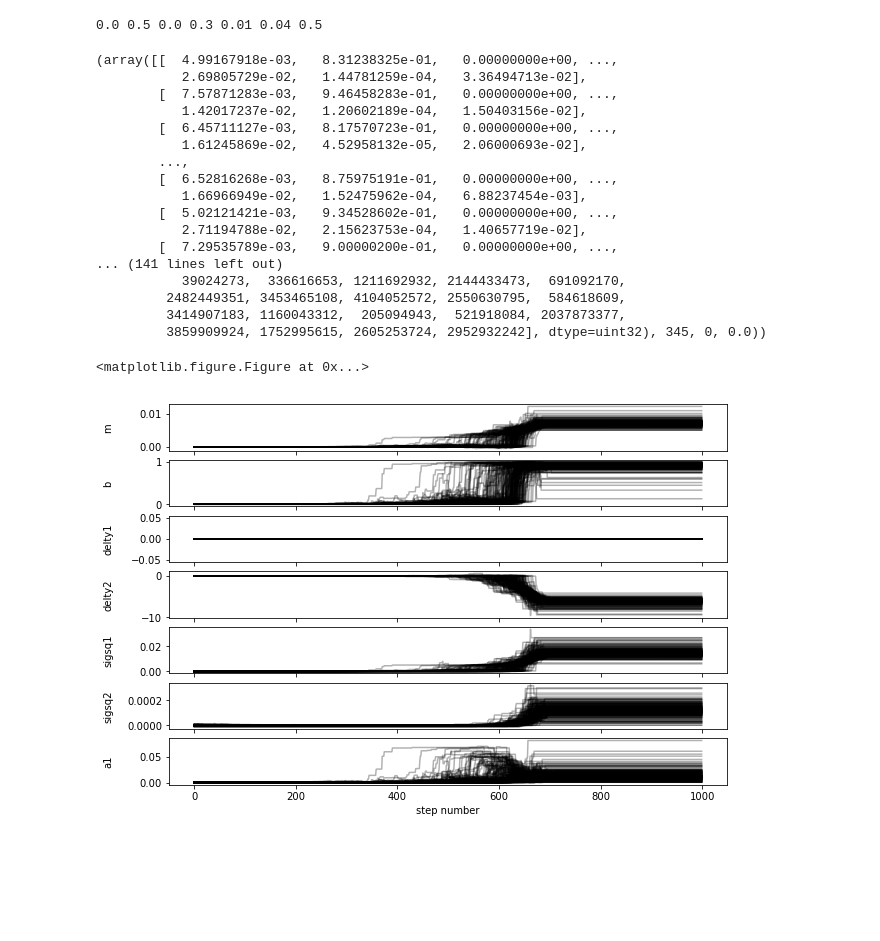
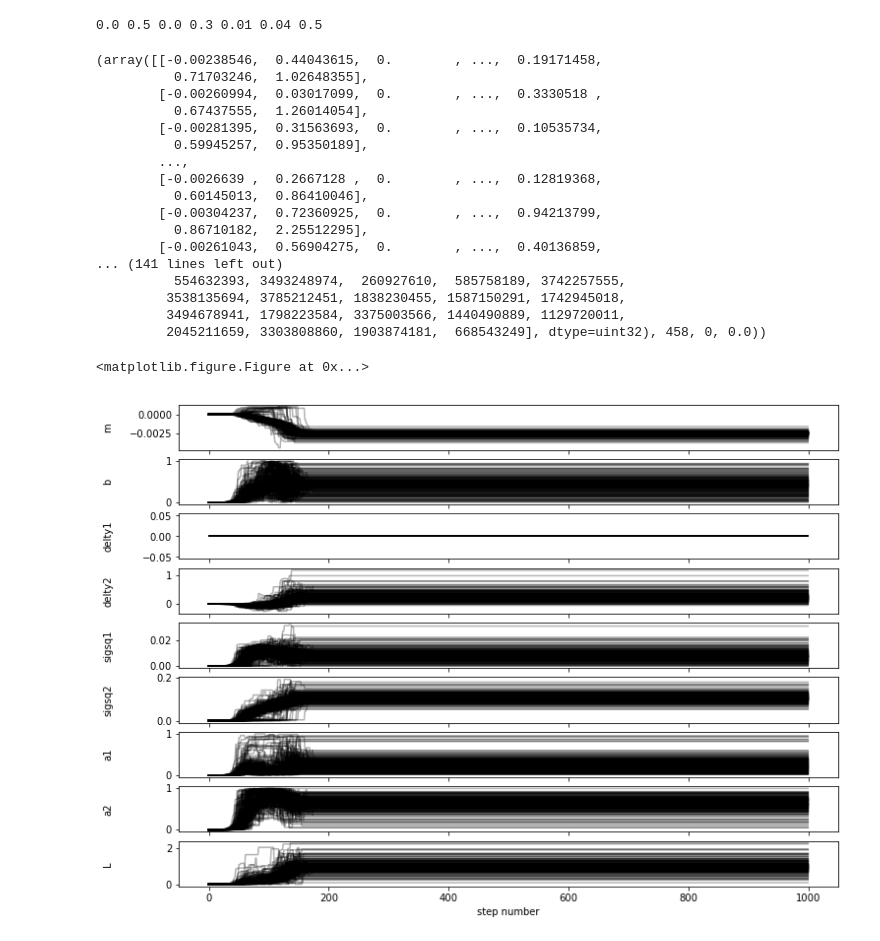
Before and after one commit to rebeccachen0/asiaa, a Jupyter notebook: matrix_eq22.ipynb, the cells around one changed output. Drawn from its saved outputs; the diff is of its cells as text; code cells hidden in the pictures; blank space fills up the shorter version.

```diff
--- a/matrix_eq22.ipynb
+++ b/matrix_eq22.ipynb
@@ -66,9 +67,9 @@ def minor(matrix, i, j):
     return m
 # %%
 def lnlike(theta, x, y):
-    m, b, delty1, delty2, sigsq1, sigsq2, a1 = theta
-    a2 = 1.0 - a1
-    BN_lim = 400
+    m, b, delty1, delty2, sigsq1, sigsq2, a1, a2, L = theta
+#     a2 = 1.0 - a1
+    BN_lim = 200
     #number in variable name is the gaussian j
 
 #     delty1_true = 0.0
@@ -108,7 +109,7 @@ def lnlike(theta, x, y):
 #     if np.any(MxH)<= 0:
 #         print(MxH)
 #         exit()
-    return np.log(MxH).sum()
+    return np.log(MxH).sum() + L*(a1+a2-1)
 # %%
 print(np.exp(-200))
 print(np.finfo(np.float64).eps)
@@ -125,15 +126,16 @@ print(m_ml, b_ml, delty1_ml, delty2_ml, sigsq1_ml, sigsq2_ml, a1_ml)
 0.0 0.5 0.0 0.3 0.01 0.04 0.5
 # %%
 def lnprior(theta):
-    m, b, delty1, delty2, sigsq1, sigsq2, a1 = theta
-    if 0.0 < b < 1.0 and 0.0 < a1 < 1.0 and sigsq1 > 0.0 and sigsq2 > 0.0:
+    m, b, delty1, delty2, sigsq1, sigsq2, a1, a2, L = theta
+    if 0.0 < b < 1.0 and 0.0 < a1 < 1.0 and 0.0 < a2 < 1.0 and sigsq1 > 0.0 and sigsq2 > 0.0 and L > 0.0:
         pri_m = norm.logpdf(m, 0.0, 1.0)
         pri_delty1 = norm.logpdf(delty1, 0.0, 0.5)
         pri_delty2 = norm.logpdf(delty2, 0.3, 0.5)
         pri_sigsq1 = norm.logpdf(sigsq1, .01, .01)
         pri_sigsq2 = norm.logpdf(sigsq2, .04, .01)
-        pri_a1 = halfnorm.logpdf(a1, 0.0, 1.0/3.0)
-        return pri_m + pri_delty1 + pri_delty2 + pri_sigsq1 + pri_sigsq2 + pri_a1
+        pri_a1 = norm.logpdf(a1, 0.5, .5/3.0)
+        pri_a2 = norm.logpdf(a2, 0.5, .5/3.0)
+        return pri_m + pri_delty1 + pri_delty2 + pri_sigsq1 + pri_sigsq2 + pri_a1 + pri_a2
 #         return pri_m + pri_a1
     return -np.inf
 # %%
@@ -143,50 +145,50 @@ def lnprob(theta, x, y):
         return -np.inf
     return lp + lnlike(theta, x, y)
 # %%
-ndim, nwalkers = 7, 200
+ndim, nwalkers = 9, 200
 # pos = [result["x"] + np.random.randn(ndim)*1e-4*[.2, .1, .5, .3, .3] for i in range(nwalkers)] #nwalkers x ndim entries
-pos = [np.random.randn(ndim)*1e-4*[0.001, .6, 0.0, 0.3, .01, .04, .5] for i in range(nwalkers)]
+pos = [np.random.randn(ndim)*1e-4*[0.001, .6, 0.0, 0.3, .01, .04, .5, .5, 1.0] for i in range(nwalkers)]
 # %%
 sampler = emcee.EnsembleSampler(nwalkers, ndim, lnprob, args=(days, planets_etamb), threads=4, a=2.0)
 # %%
 sampler.run_mcmc(pos, 1000)
 # %% [output]
-(array([[  4.99167918e-03,   8.31238325e-01,   0.00000000e+00, ...,
-           2.69805729e-02,   1.44781259e-04,   3.36494713e-02],
-        [  7.57871283e-03,   9.46458283e-01,   0.00000000e+00, ...,
-           1.42017237e-02,   1.20602189e-04,   1.50403156e-02],
-        [  6.45711127e-03,   8.17570723e-01,   0.00000000e+00, ...,
-           1.61245869e-02,   4.52958132e-05,   2.06000693e-02],
+(array([[-0.00238546,  0.44043615,  0.        , ...,  0.19171458,
+          0.71703246,  1.02648355],
+        [-0.00260994,  0.03017099,  0.        , ...,  0.3330518 ,
+          0.67437555,  1.26014054],
+        [-0.00281395,  0.31563693,  0.        , ...,  0.10535734,
+          0.59945257,  0.95350189],
         ...,
-        [  6.52816268e-03,   8.75975191e-01,   0.00000000e+00, ...,
-           1.66966949e-02,   1.52475962e-04,   6.88237454e-03],
-        [  5.02121421e-03,   9.34528602e-01,   0.00000000e+00, ...,
-           2.71194788e-02,   2.15623753e-04,   1.40657719e-02],
-        [  7.29535789e-03,   9.00000200e-01,   0.00000000e+00, ...,
+        [-0.0026639 ,  0.2667128 ,  0.        , ...,  0.12819368,
+          0.60145013,  0.86410046],
+        [-0.00304237,  0.72360925,  0.        , ...,  0.94213799,
+          0.86710182,  2.25512295],
+        [-0.00261043,  0.56904275,  0.        , ...,  0.40136859,
 ... (141 lines left out)
-           39024273,  336616653, 1211692932, 2144433473,  691092170,
-         2482449351, 3453465108, 4104052572, 2550630795,  584618609,
-         3414907183, 1160043312,  205094943,  521918084, 2037873377,
-         3859909924, 1752995615, 2605253724, 2952932242], dtype=uint32), 345, 0, 0.0))
+          554632393, 3493248974,  260927610,  585758189, 3742257555,
+         3538135694, 3785212451, 1838230455, 1587150291, 1742945018,
+         3494678941, 1798223584, 3375003566, 1440490889, 1129720011,
+         2045211659, 3303808860, 1903874181,  668543249], dtype=uint32), 458, 0, 0.0))
 # %%
 plt.figure(1)
-fig, axes = plt.subplots(ndim, figsize=(10, 7), sharex=True)
+fig, axes = plt.subplots(ndim, figsize=(12, 9), sharex=True)
 samples = sampler.chain
-labels = ["m", "b", "delty1", "delty2", "sigsq1", "sigsq2", "a1"]
+labels = ["m", "b", "delty1", "delty2", "sigsq1", "sigsq2", "a1", "a2", "L"]
 for i in range(ndim):
     ax = axes[i]
     ax.plot(samples[:, :, i].T, "k", alpha=0.3)
 #     ax.set_xlim(0, len(samples))
     #(nwalkers, nsteps, dim)
     ax.set_ylabel(labels[i])
     ax.yaxis.set_label_coords(-0.1, 0.5)
 
 axes[-1].set_xlabel("step number");
-fig.savefig("200walkers_smallinit_a2.0_1000steps_nongauss_noscatter_matrixeq22.png")
+fig.savefig("200walkers_smallinit_a2.0_1000steps_nongauss_noscatter_matrixeq22_L.png")
 plt.show()
 # %% [output]
 <matplotlib.figure.Figure at 0x...>
-[figure, old version]
+[figure, new version]
 # %%
 flat_samples = sampler.chain[:, 200:, :].reshape((-1, ndim))
 # %%
```
Also changed, not shown: parts of 4 cells of this notebook, 8 other files.
